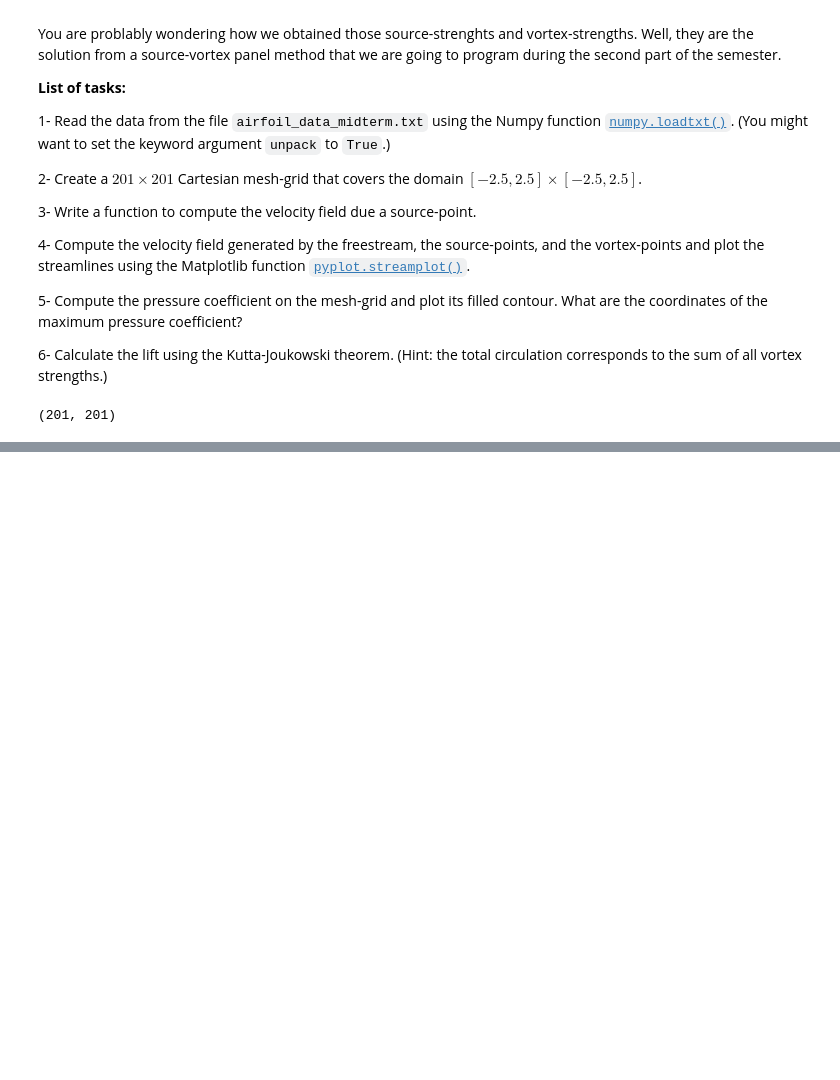
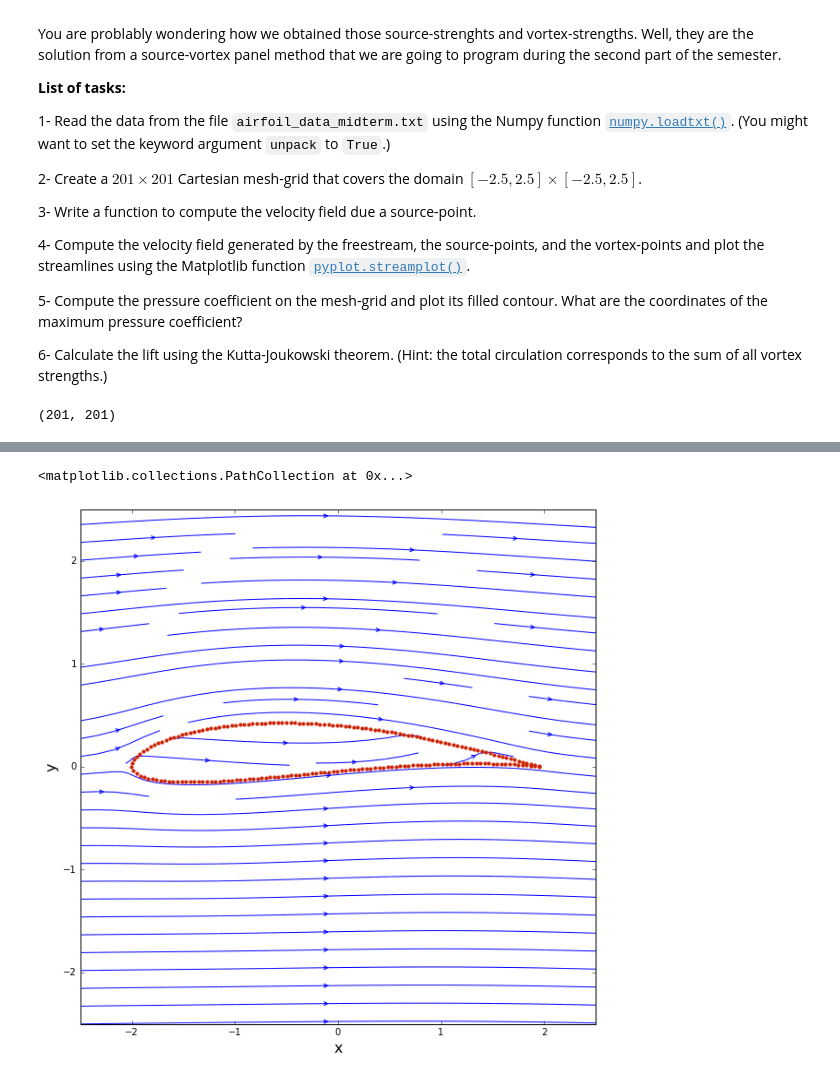
Before and after one commit to jiayuli517/mae6226-workspace, a Jupyter notebook: midterm/midterm.ipynb, the cells around one changed output, grey strips where cells are left out. Saved outputs shown, nothing was run; the diff lists cells and outputs as text; code cells hidden in the pictures; blank space fills up the shorter version.

Commit message:
Midterm

```diff
--- a/midterm/midterm.ipynb
+++ b/midterm/midterm.ipynb
@@ -635,5 +659,3 @@ X, Y = numpy.meshgrid(x, y)              # generates a mesh grid
 numpy.shape(X)
 # %% [output]
 (201, 201)
-# %%
-x_source,y_source,strength_source,strength_vortex=numpy.loadtxt('airfoil_data_midterm.txt')
@@ -642,3 +662,9 @@ ValueError: too many values to unpack (expected 4)
+# %%
+reading=numpy.loadtxt('./airfoil_data_midterm.txt')
+x_source = reading[:,0]
+y_source = reading[:,1]
+strength_source = reading[:,2]
+strength_vortex = reading[:,3]
 # %%
 u_inf = 1.0        # freestream speed
 
@@ -780,3 +804,15 @@ for k in range(len(x_source)):
 u = u_freestream + u_1 + u_2
 v = v_freestream + v_1 + v_2
 psi = psi_freestream + psi_1+ psi_2
+# %%
+size = 10
+pyplot.figure(figsize=(size, (y_end-y_start)/(x_end-x_start)*size))
+pyplot.xlabel('x', fontsize=16)
+pyplot.ylabel('y', fontsize=16)
+pyplot.xlim(x_start, x_end)
+pyplot.ylim(y_start, y_end)
+pyplot.streamplot(X, Y, u, v, density=1, linewidth=1, arrowsize=1, arrowstyle='->')
+pyplot.scatter(x_source, y_source, color='#CD2305', s=10, marker='o')
+# %% [output]
+<matplotlib.collections.PathCollection at 0x...>
+[figure, added]
```
Also changed, not shown: parts of 22 cells of this notebook.
